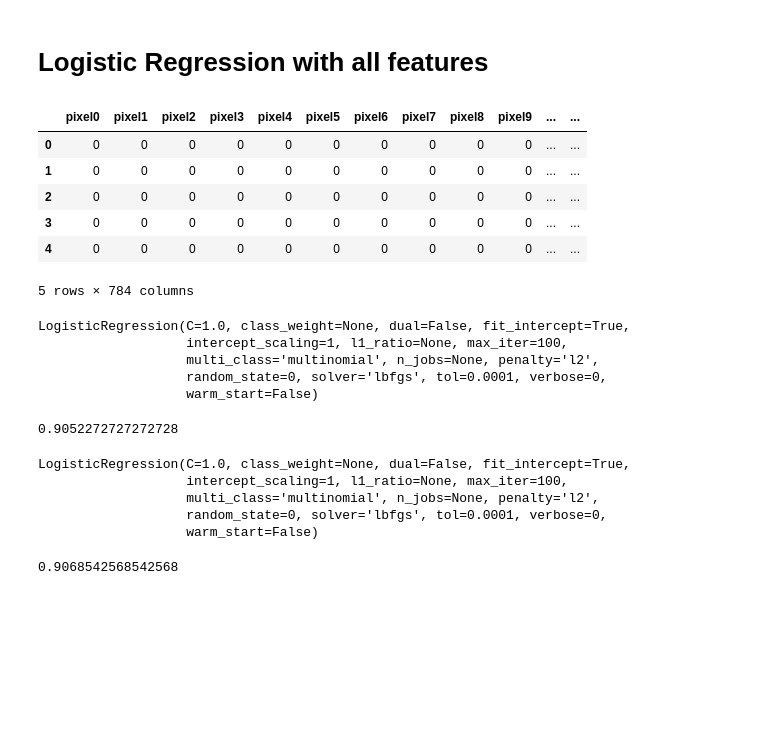
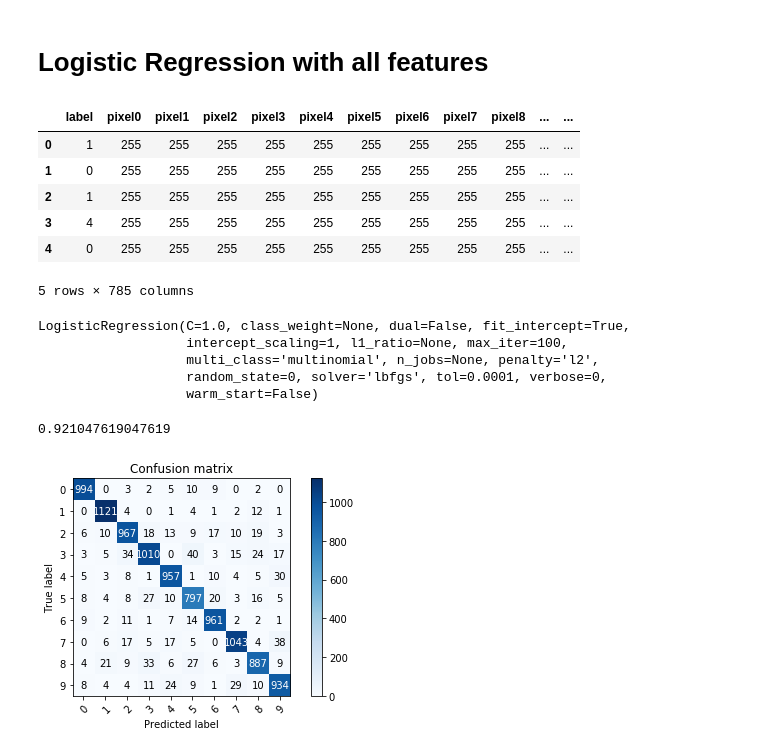
Before and after one commit to MikerT86/PR_assignment, a Jupyter notebook: analysis.ipynb, the cells around one changed output. Drawn from its saved outputs; the diff is of its cells as text; code cells hidden in the pictures; blank space fills up the shorter version.

```diff
--- a/analysis.ipynb
+++ b/analysis.ipynb
@@ -39,0 +49,13 @@ plt.show()
+# %%
+clearDF = df.copy()
+for i in clearDF.columns:
+    if clearDF[i].sum() == 0:
+        clearDF[i] = 255
+# %%
+fig, axes = plt.subplots(nrows=3, ncols=3, figsize=(20, 10))
+axes = axes.flat
+input_data = np.array(clearDF.drop(["label"], axis=1))
+
+for i in range(9):
+    digit_image = input_data[i].reshape(28, 28)
+    axes[i].imshow(digit_image, cmap = 'binary')
@@ -147,8 +141,3 @@ sns.boxplot(x="label", y="density", data=DF_Label_Density)
-# %%
-clearDF = newDF
-for i in clearDF.columns:
-    if clearDF[i].sum() == 0:
-        clearDF.drop(i, axis=1, inplace=True)
 # %% [markdown]
 ### 2.2 Mean diviation and standart diviation
 # %%
@@ -398,11 +375,11 @@ y = newDF.iloc[:40000, [0]]
 # %%
-newDF.iloc[:40000, 1:-2].head()
+clearDF.iloc[:40000, :].head()
 # %% [output]
-|  | pixel0 | pixel1 | pixel2 | pixel3 | pixel4 | pixel5 | pixel6 | pixel7 | pixel8 | pixel9 | ... | ... |
-| 0 | 0 | 0 | 0 | 0 | 0 | 0 | 0 | 0 | 0 | 0 | ... | ... |
-| 1 | 0 | 0 | 0 | 0 | 0 | 0 | 0 | 0 | 0 | 0 | ... | ... |
-| 2 | 0 | 0 | 0 | 0 | 0 | 0 | 0 | 0 | 0 | 0 | ... | ... |
-| 3 | 0 | 0 | 0 | 0 | 0 | 0 | 0 | 0 | 0 | 0 | ... | ... |
-| 4 | 0 | 0 | 0 | 0 | 0 | 0 | 0 | 0 | 0 | 0 | ... | ... |
+|  | label | pixel0 | pixel1 | pixel2 | pixel3 | pixel4 | pixel5 | pixel6 | pixel7 | pixel8 | ... | ... |
+| 0 | 1 | 255 | 255 | 255 | 255 | 255 | 255 | 255 | 255 | 255 | ... | ... |
+| 1 | 0 | 255 | 255 | 255 | 255 | 255 | 255 | 255 | 255 | 255 | ... | ... |
+| 2 | 1 | 255 | 255 | 255 | 255 | 255 | 255 | 255 | 255 | 255 | ... | ... |
+| 3 | 4 | 255 | 255 | 255 | 255 | 255 | 255 | 255 | 255 | 255 | ... | ... |
+| 4 | 0 | 255 | 255 | 255 | 255 | 255 | 255 | 255 | 255 | 255 | ... | ... |
-5 rows × 784 columns
+5 rows × 785 columns
 # %%
@@ -415,30 +392,16 @@ LogisticRegression(C=1.0, class_weight=None, dual=False, fit_intercept=True,
                    random_state=0, solver='lbfgs', tol=0.0001, verbose=0,
                    warm_start=False)
 # %%
-prediction = LR.predict(X_test)
-accuracy_score(y_test, prediction)
+prediction_clearDF = LR.predict(X_test)
+accuracy_score(y_test, prediction_clearDF)
 # %% [output]
-0.9052272727272728
+0.921047619047619
-# %%
-LR = LogisticRegression(random_state=0, solver='lbfgs', multi_class='multinomial')
-
-X = newDF.iloc[:, 1:]
-y = newDF.iloc[:, [0]]
-X = normalize(X)
-
-X_train, X_test, y_train, y_test = train_test_split(X, y, test_size=0.33, random_state=42)
-LR.fit(X_train, y_train)
-# %% [output]
-LogisticRegression(C=1.0, class_weight=None, dual=False, fit_intercept=True,
-                   intercept_scaling=1, l1_ratio=None, max_iter=100,
-                   multi_class='multinomial', n_jobs=None, penalty='l2',
-                   random_state=0, solver='lbfgs', tol=0.0001, verbose=0,
-                   warm_start=False)
-# %%
-prediction = LR.predict(X_test)
-accuracy_score(y_test, prediction)
-# %% [output]
-0.9068542568542568
+# %%
+#confusion_matrix(y_test, prediction)
+plot_confusion_matrix(y_test, prediction_clearDF, classes=[0,1,2,3,4,5,6,7,8,9], title='Confusion matrix')
+plt.show()
+# %% [output]
+[figure, added]
 # %%
 scores = cross_val_score(LR, X, y, cv=5)
 print("Accuracy: %0.2f (+/- %0.2f)" % (scores.mean(), scores.std() * 2))
```
Also changed, not shown: parts of 35 cells of this notebook.
